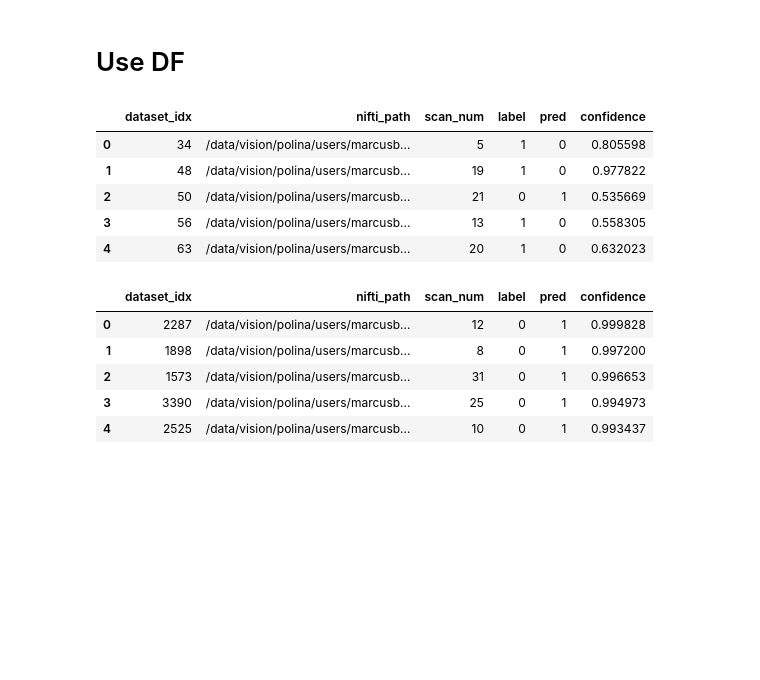
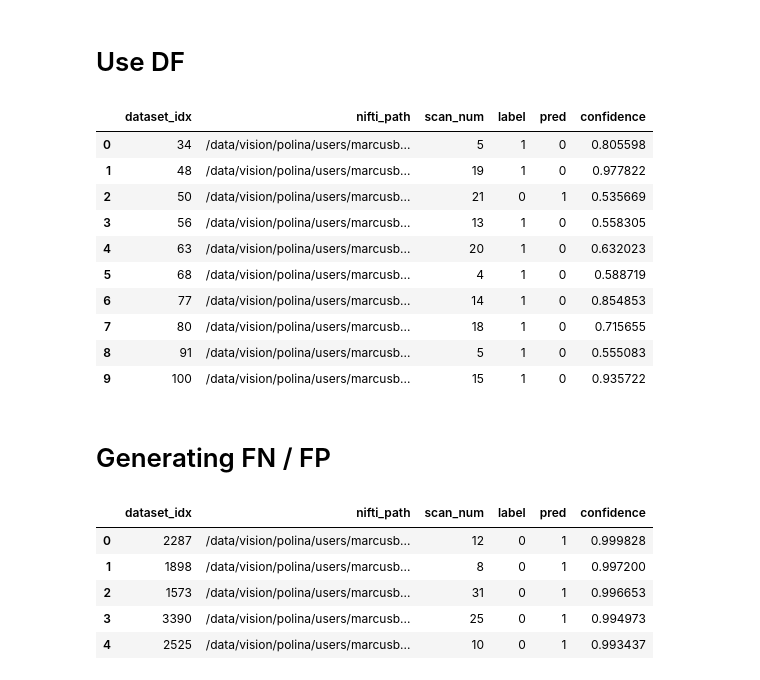
Before and after one commit to MedicalVisionGroup/FetalBrainIQA, a Jupyter notebook: src/generate_mosaics.ipynb, the cells around one changed output. Drawn from its saved outputs; the diff is of its cells as text; code cells hidden in the pictures; blank space fills up the shorter version.

```diff
--- a/src/generate_mosaics.ipynb
+++ b/src/generate_mosaics.ipynb
@@ -106,14 +106,21 @@ df.to_csv(Path('/data/vision/polina/users/marcusbl/bin_class/outputs_mosaics/df.
 # %%
 df = pd.read_csv('/data/vision/polina/users/marcusbl/bin_class/outputs_mosaics/df.csv', index_col=0)
 # %%
-df.head()
+df.head(10)
 # %% [output]
 |  | dataset_idx | nifti_path | scan_num | label | pred | confidence |
 | 0 | 34 | /data/vision/polina/users/marcusb... | 5 | 1 | 0 | 0.805598 |
 | 1 | 48 | /data/vision/polina/users/marcusb... | 19 | 1 | 0 | 0.977822 |
 | 2 | 50 | /data/vision/polina/users/marcusb... | 21 | 0 | 1 | 0.535669 |
 | 3 | 56 | /data/vision/polina/users/marcusb... | 13 | 1 | 0 | 0.558305 |
 | 4 | 63 | /data/vision/polina/users/marcusb... | 20 | 1 | 0 | 0.632023 |
+| 5 | 68 | /data/vision/polina/users/marcusb... | 4 | 1 | 0 | 0.588719 |
+| 6 | 77 | /data/vision/polina/users/marcusb... | 14 | 1 | 0 | 0.854853 |
+| 7 | 80 | /data/vision/polina/users/marcusb... | 18 | 1 | 0 | 0.715655 |
+| 8 | 91 | /data/vision/polina/users/marcusb... | 5 | 1 | 0 | 0.555083 |
+| 9 | 100 | /data/vision/polina/users/marcusb... | 15 | 1 | 0 | 0.935722 |
+# %% [markdown]
+# Generating FN / FP
 # %%
 df = df.sample(frac=1, random_state=42).reset_index(drop=True)
 fp_mask = (df['label'] == 0) & (df['pred'] == 1)
```
Also changed, not shown: parts of 9 cells of this notebook, 2 other files.
